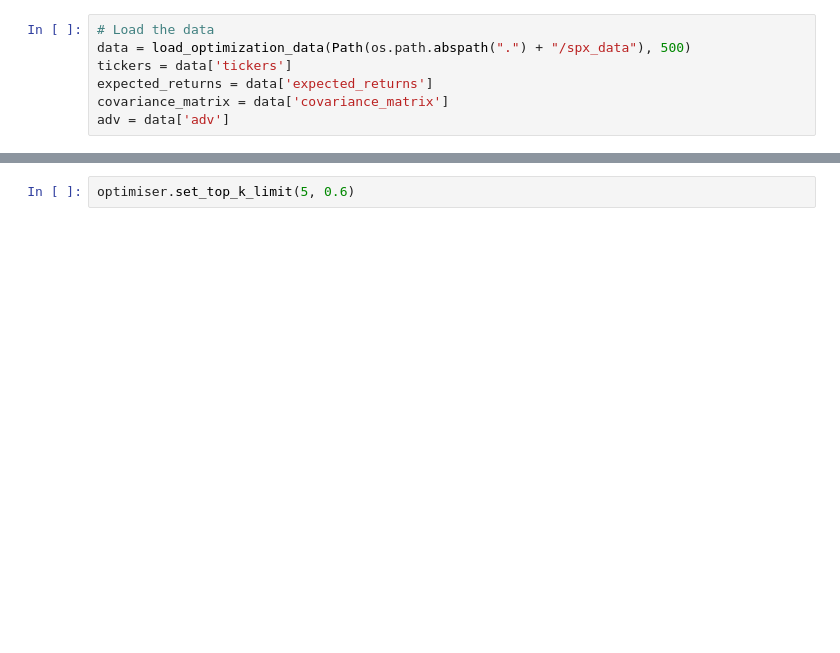
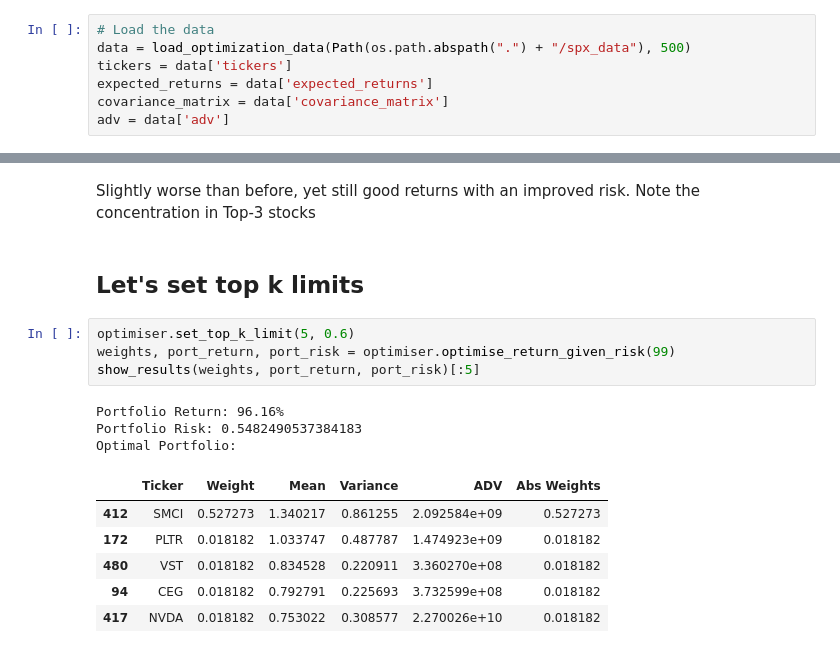
Before and after one commit to chakshugoyal97/equity-optimiser, a Jupyter notebook: workbooks/workbook.ipynb, the cells around one changed output, grey strips where cells are left out. Drawn from its saved outputs; the diff is of its cells as text; blank space fills up the shorter version.

```diff
--- a/workbooks/workbook.ipynb
+++ b/workbooks/workbook.ipynb
@@ -92,2 +94,18 @@ Portfolio Risk: 0.4972155106364174
+# %% [markdown]
+Slightly worse than before, yet still good returns with an improved risk. Note the concentration in Top-3 stocks
+# %% [markdown]
+## Let's set top k limits
 # %%
 optimiser.set_top_k_limit(5, 0.6)
+weights, port_return, port_risk = optimiser.optimise_return_given_risk(99)
+show_results(weights, port_return, port_risk)[:5]
+# %% [output]
+Portfolio Return: 96.16%
+Portfolio Risk: 0.5482490537384183
+Optimal Portfolio:
+|  | Ticker | Weight | Mean | Variance | ADV | Abs Weights |
+| 412 | SMCI | 0.527273 | 1.340217 | 0.861255 | 2.092584e+09 | 0.527273 |
+| 172 | PLTR | 0.018182 | 1.033747 | 0.487787 | 1.474923e+09 | 0.018182 |
+| 480 | VST | 0.018182 | 0.834528 | 0.220911 | 3.360270e+08 | 0.018182 |
+| 94 | CEG | 0.018182 | 0.792791 | 0.225693 | 3.732599e+08 | 0.018182 |
+| 417 | NVDA | 0.018182 | 0.753022 | 0.308577 | 2.270026e+10 | 0.018182 |
```
Also changed, not shown: parts of 26 cells of this notebook, 7 other files.
